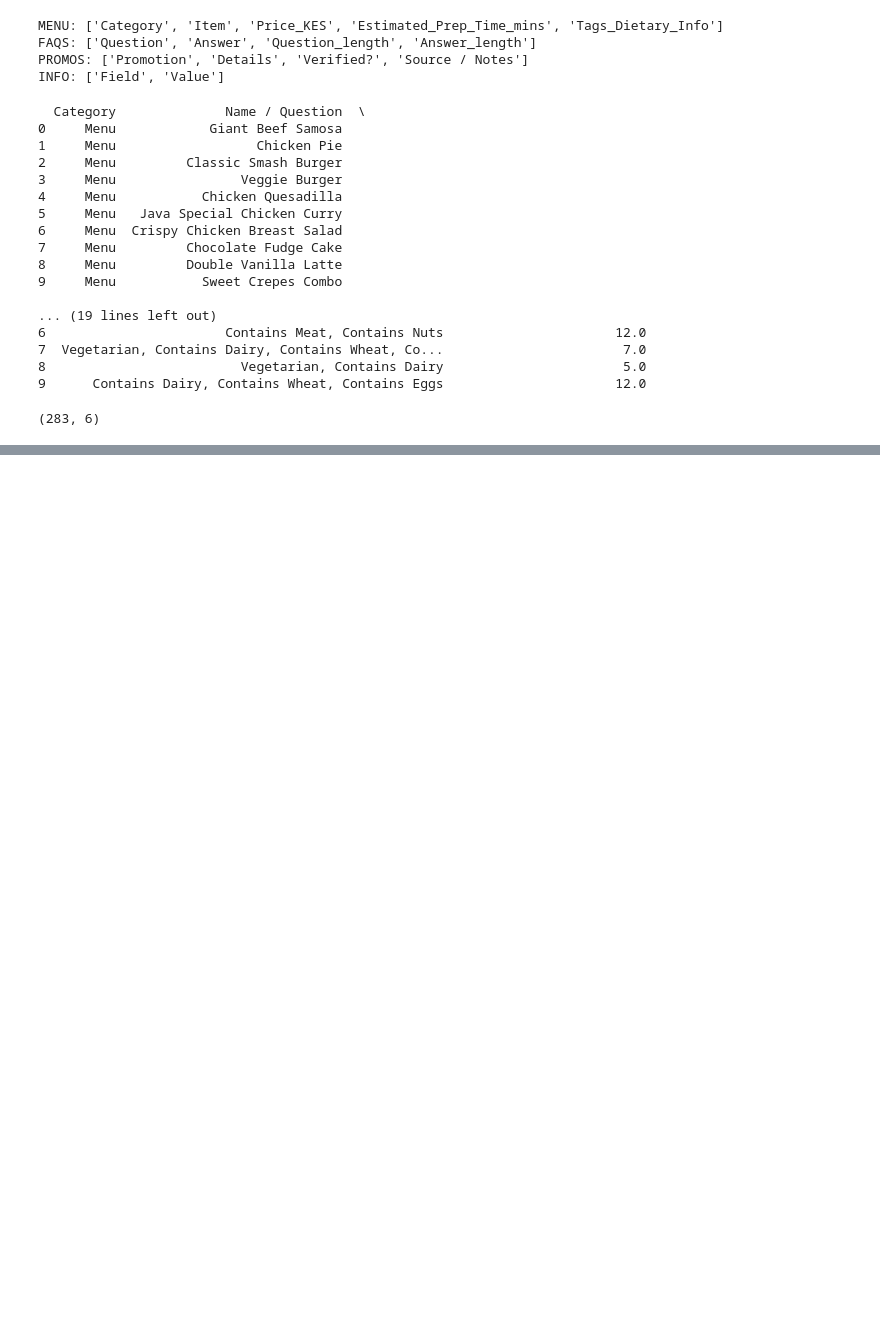
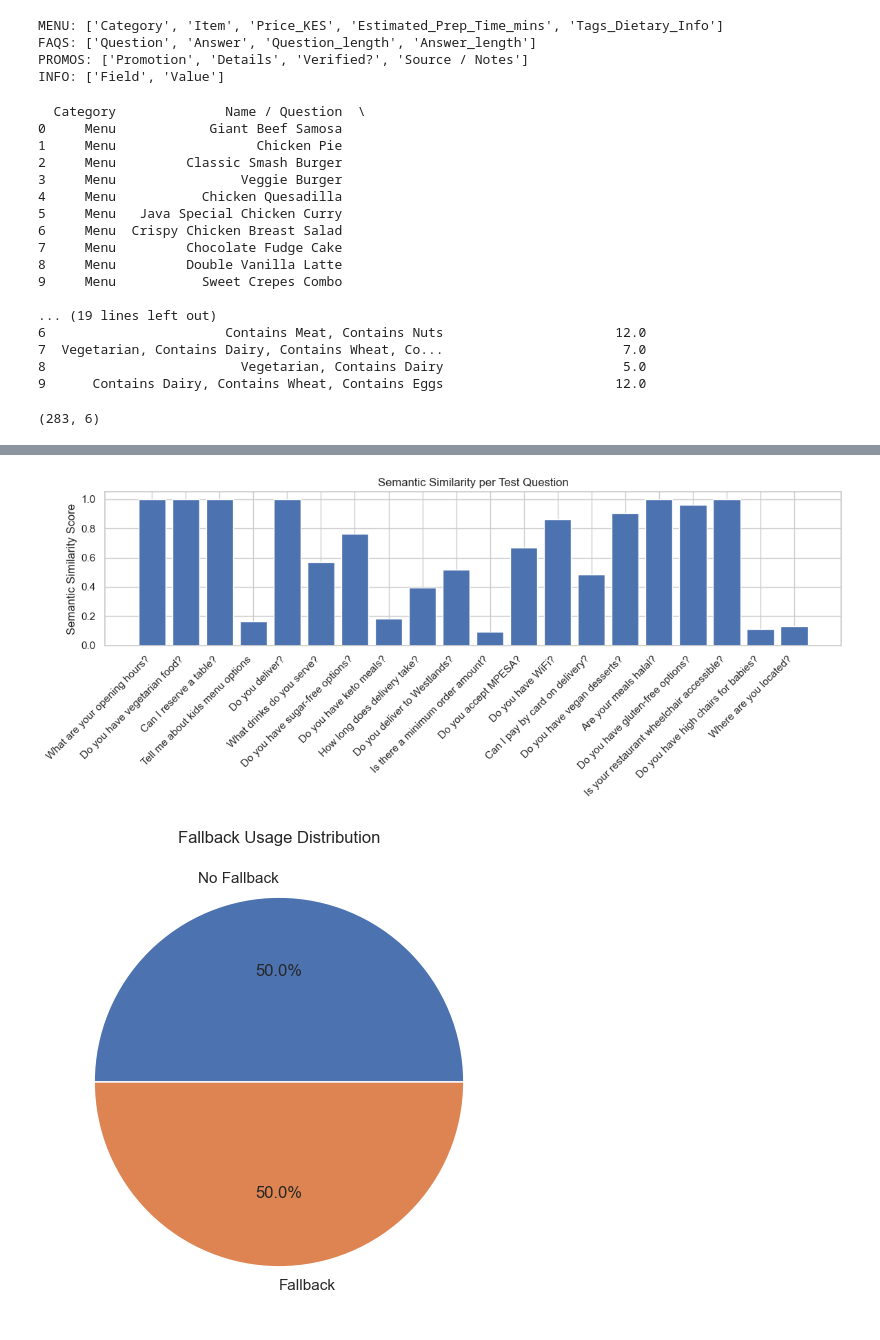
Before and after one commit to SelmahT/java-restaurant-chatbot, a Jupyter notebook: restaurant_analysis.ipynb, the cells around one changed output, grey strips where cells are left out. Drawn from its saved outputs; the diff is of its cells as text; code cells hidden in the pictures; blank space fills up the shorter version.

```diff
--- a/restaurant_analysis.ipynb
+++ b/restaurant_analysis.ipynb
@@ -1036,0 +1265,18 @@ kb_df.shape
+# %%
+import pandas as pd
+
+# Assuming you already have: df_eval (with Question, Response, Expected, Similarity, Fallback)
+
+def classify_error(row):
+    if row["Fallback Used"]:
+        return "Fallback"
+    elif row["Similarity"] >= 0.80:
+        return "Correct"
+    elif 0.60 <= row["Similarity"] < 0.80:
+        return "Partially Correct"
+    else:
+        return "Incorrect"
+
+df_eval["Error Category"] = df_eval.apply(classify_error, axis=1)
+
+df_eval
@@ -1036,0 +1301,25 @@ kb_df.shape
+# %%
+import matplotlib.pyplot as plt
+import numpy as np
+#Bar Chart — Semantic Similarity
+plt.figure(figsize=(12, 5))
+plt.bar(df_eval["Question"], df_eval["Similarity"])
+plt.xticks(rotation=45, ha='right')
+plt.ylabel("Semantic Similarity Score")
+plt.title("Semantic Similarity per Test Question")
+plt.tight_layout()
+plt.show()
+# Pie Chart — Fallback Usage
+fallback_counts = df_eval["Fallback Used"].value_counts()
+
+plt.figure(figsize=(6, 6))
+plt.pie(
+    fallback_counts,
+    labels=["No Fallback", "Fallback"] if len(fallback_counts)==2 else ["No Fallback"],
+    autopct="%1.1f%%"
+)
+plt.title("Fallback Usage Distribution")
+plt.show()
+# %% [output]
+[figure, added]
+[figure, added]
```
Also changed, not shown: parts of 9 cells of this notebook, 1 other file.
